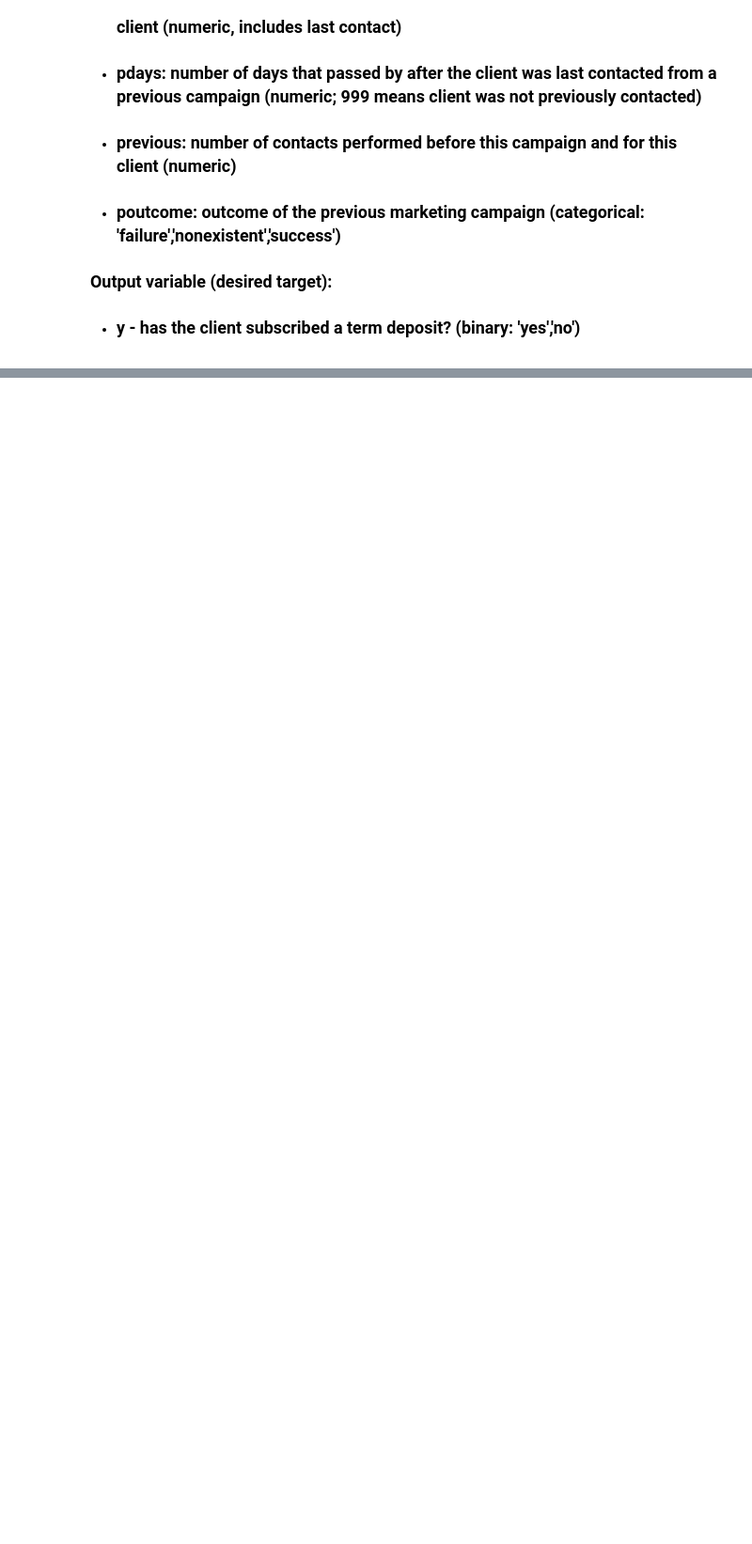
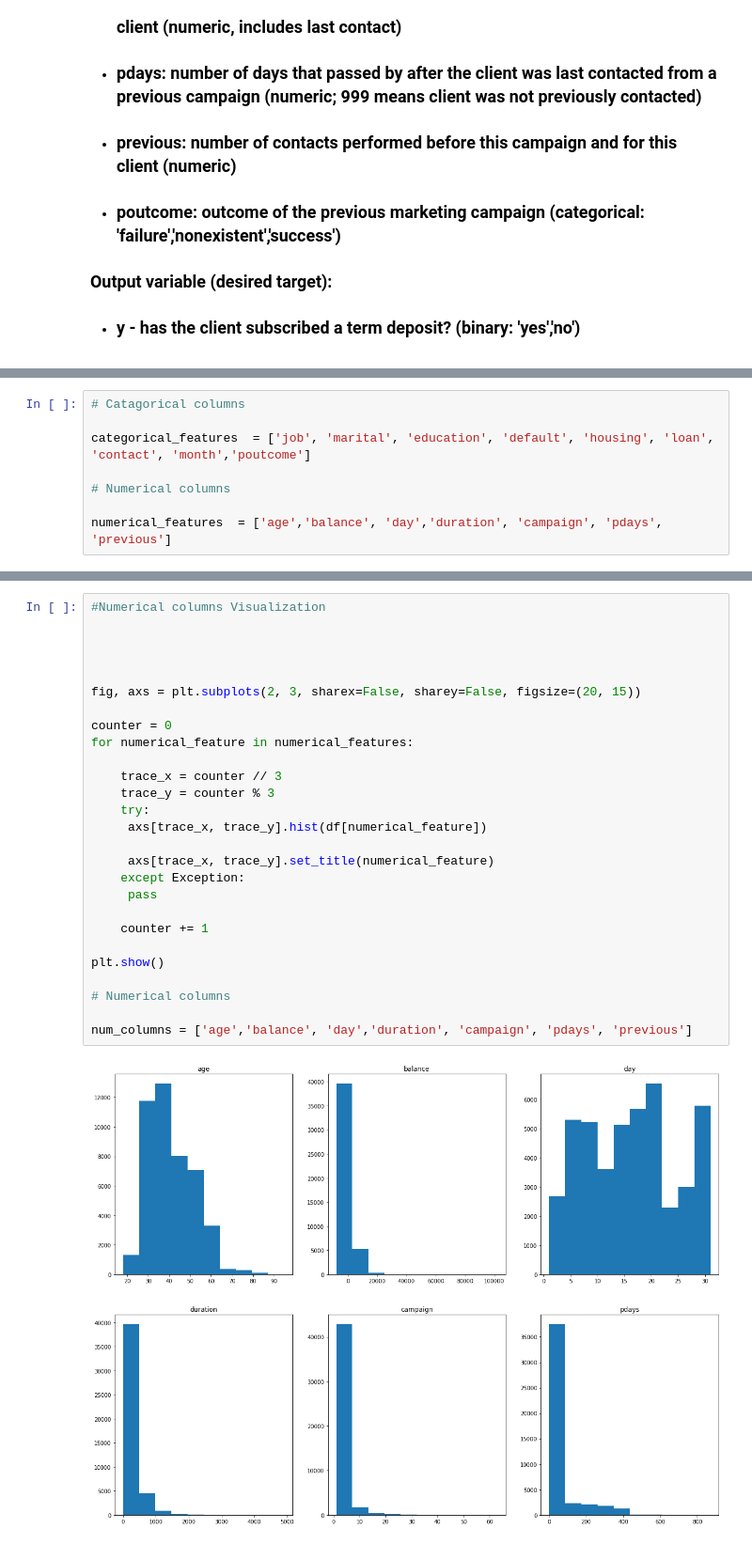
Before and after one commit to NaithaniAR/Bank-Marketing-Effectiveness-Prediction, a Jupyter notebook: Bank_Marketing_Effectiveness_Prediction_Capstone_Project.ipynb, the cells around one changed output, grey strips where cells are left out. Shown at 94% size. Saved outputs shown, nothing was run; the diff lists cells and outputs as text; blank space fills up the shorter version.

```diff
--- a/Bank_Marketing_Effectiveness_Prediction_Capstone_Project.ipynb
+++ b/Bank_Marketing_Effectiveness_Prediction_Capstone_Project.ipynb
@@ -37,0 +123,8 @@
+# %%
+# Catagorical columns
+
+categorical_features  = ['job', 'marital', 'education', 'default', 'housing', 'loan', 'contact', 'month','poutcome']
+
+# Numerical columns
+
+numerical_features  = ['age','balance', 'day','duration', 'campaign', 'pdays', 'previous']
@@ -37,0 +225,29 @@
+# %%
+#Numerical columns Visualization
+
+
+
+
+fig, axs = plt.subplots(2, 3, sharex=False, sharey=False, figsize=(20, 15))
+
+counter = 0
+for numerical_feature in numerical_features:
+
+    trace_x = counter // 3
+    trace_y = counter % 3
+    try:
+     axs[trace_x, trace_y].hist(df[numerical_feature])
+
+     axs[trace_x, trace_y].set_title(numerical_feature)
+    except Exception:
+     pass
+
+    counter += 1
+
+plt.show()
+
+# Numerical columns
+
+num_columns = ['age','balance', 'day','duration', 'campaign', 'pdays', 'previous']
+# %% [output]
+[figure, added]
```
Also changed, not shown: parts of 104 cells of this notebook.
